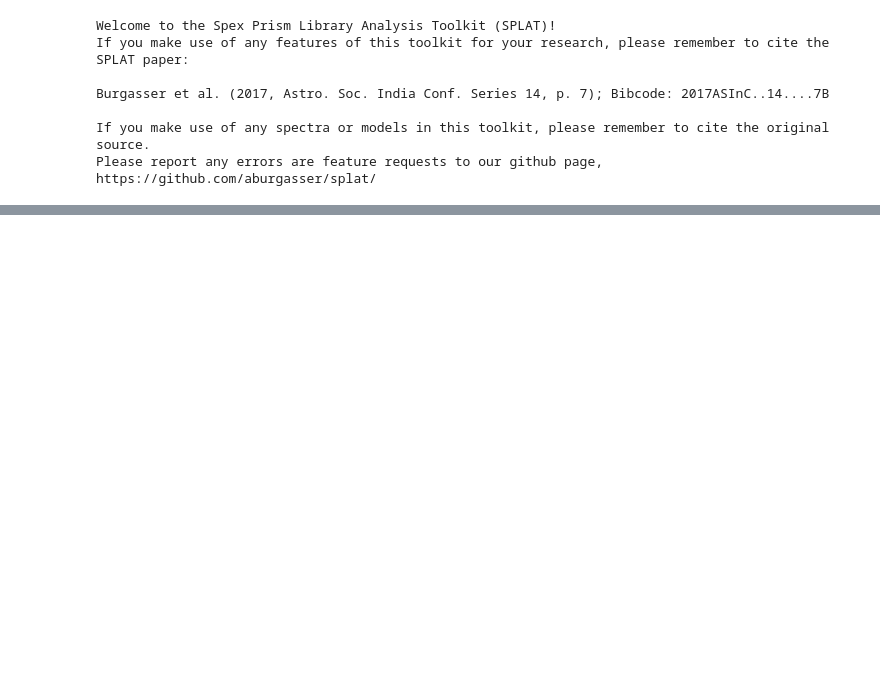
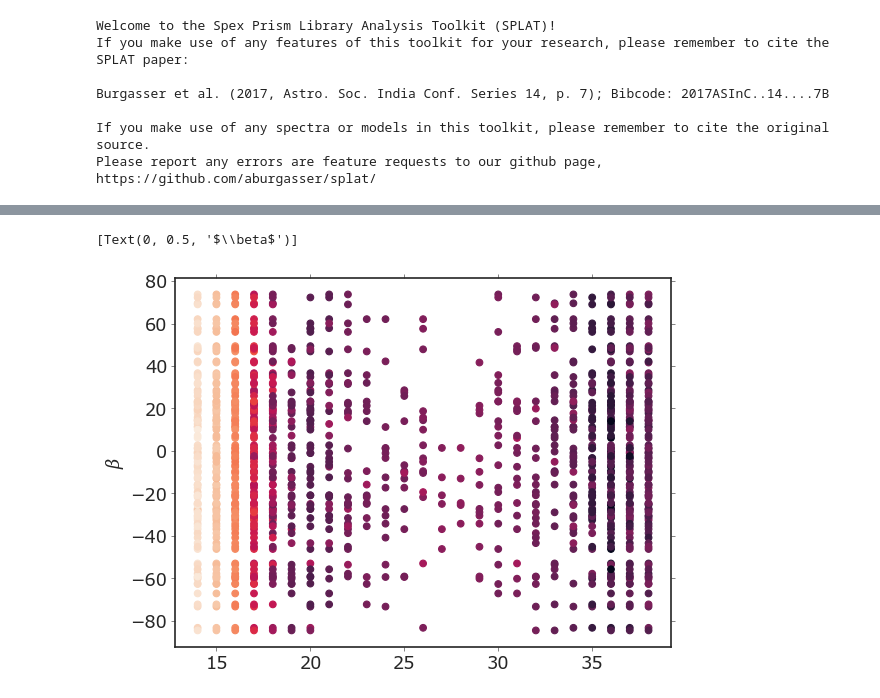
Before and after one commit to caganze/lsstsims, a Jupyter notebook: notebooks/LSST.ipynb, the cells around one changed output, grey strips where cells are left out. Saved outputs shown, nothing was run; the diff lists cells and outputs as text; code cells hidden in the pictures; blank space fills up the shorter version.

```diff
--- a/notebooks/LSST.ipynb
+++ b/notebooks/LSST.ipynb
@@ -149,2 +149,21 @@ SyntaxError: Python keyword not valid identifier in numexpr query (<unknown>, li
 # %%
-#now do scaleheights
+#visualize selection function
+n, sl= ns=compute_vols_and_numbers(data, pop, selection=selection1)
+# %%
+sl_f_ss=[]
+for k in sl.keys():
+    slsm= sl[k]
+    for kx in slsm.keys():
+        l= df[df.pointing==kx].l.iloc[0]
+        b= df[df.pointing==kx].b.iloc[0]
+        spt=k
+        sl_v= slsm[kx]
+        sl_f_ss.append({'spt': spt, 'l': l, 'b':b, 'sl': sl_v})
+# %%
+sl_f_ss_df=pd.DataFrame(sl_f_ss)
+fig, ax=plt.subplots()
+ax.scatter( sl_f_ss_df.spt, sl_f_ss_df.b*u.radian.to(u.degree), c= np.log10(sl_f_ss_df.sl))
+ax.set(ylabel=r'$\beta$')
+# %% [output]
+[Text(0, 0.5, '$\\beta$')]
+[figure, added]
```
Also changed, not shown: parts of 6 cells of this notebook, 6 other files.
